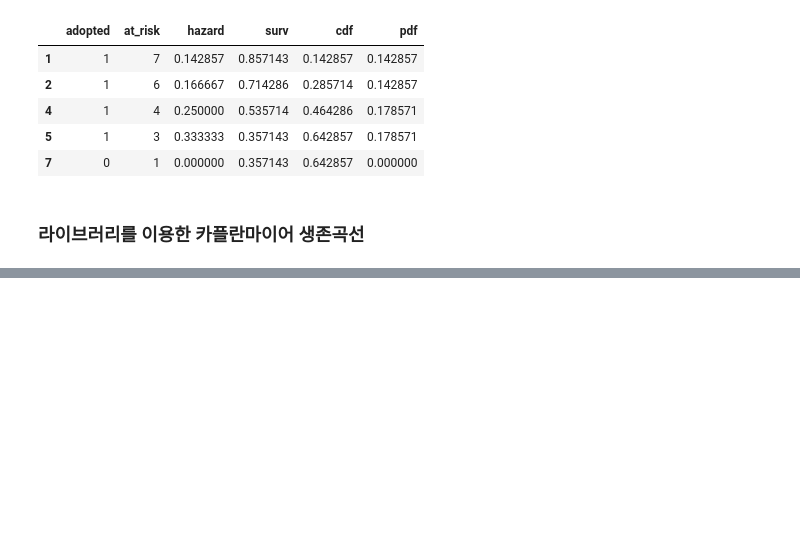
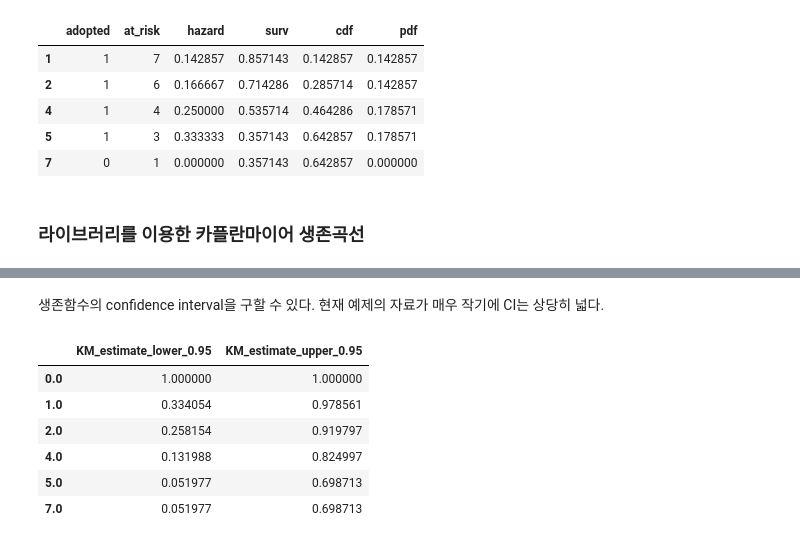
Before and after one commit to skadudd/adDev, a Jupyter notebook: DA_study/ml_basic/survivor_KM.ipynb, the cells around one changed output, grey strips where cells are left out. Saved outputs shown, nothing was run; the diff lists cells and outputs as text; code cells hidden in the pictures; blank space fills up the shorter version.

```diff
--- a/DA_study/ml_basic/survivor_KM.ipynb
+++ b/DA_study/ml_basic/survivor_KM.ipynb
@@ -212,0 +229,13 @@ ModuleNotFoundError: No module named 'lifelines'
+# %% [markdown]
+생존함수의 confidence interval을 구할 수 있다. 현재 예제의 자료가 매우 작기에 CI는 상당히 넓다.
+# %%
+ci = kmf.confidence_interval_survival_function_
+ci
+# %% [output]
+|  | KM_estimate_lower_0.95 | KM_estimate_upper_0.95 |
+| 0.0 | 1.000000 | 1.000000 |
+| 1.0 | 0.334054 | 0.978561 |
+| 2.0 | 0.258154 | 0.919797 |
+| 4.0 | 0.131988 | 0.824997 |
+| 5.0 | 0.051977 | 0.698713 |
+| 7.0 | 0.051977 | 0.698713 |
```
Also changed, not shown: parts of 5 cells of this notebook.
